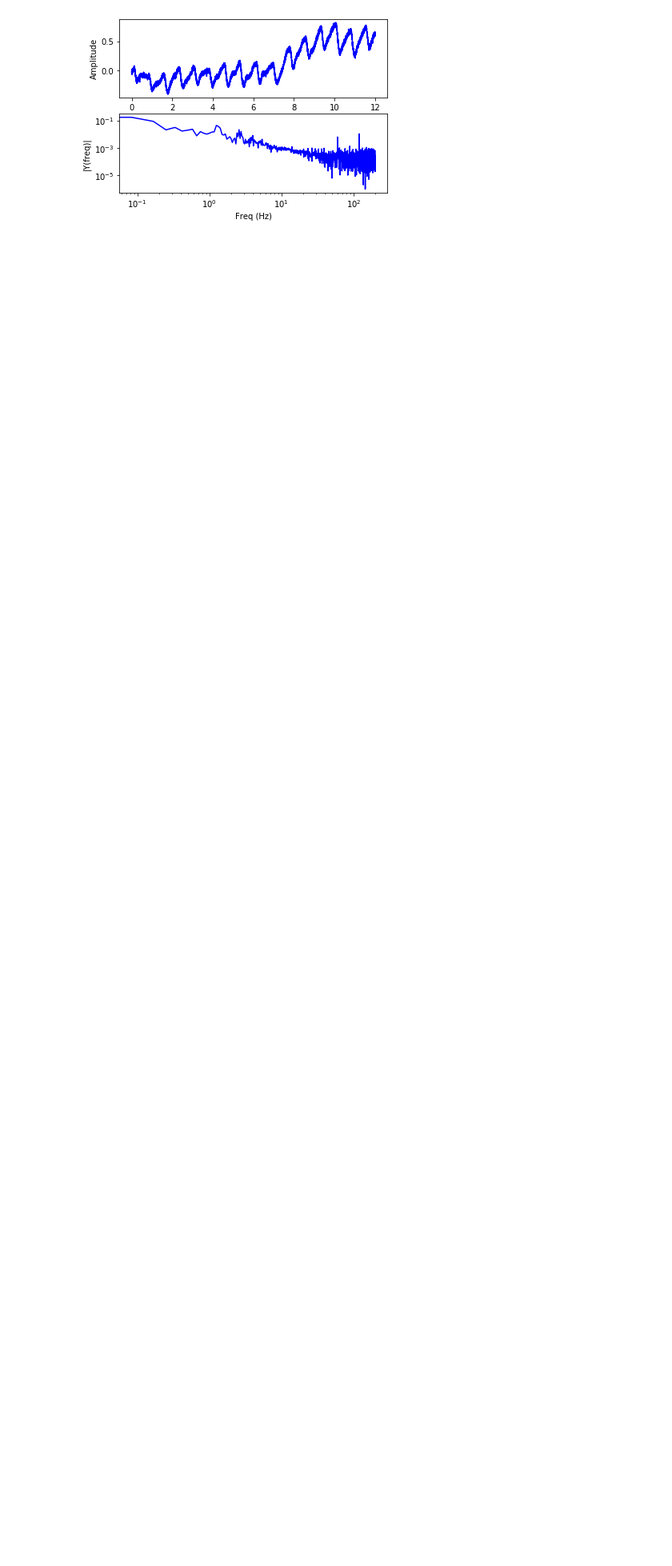
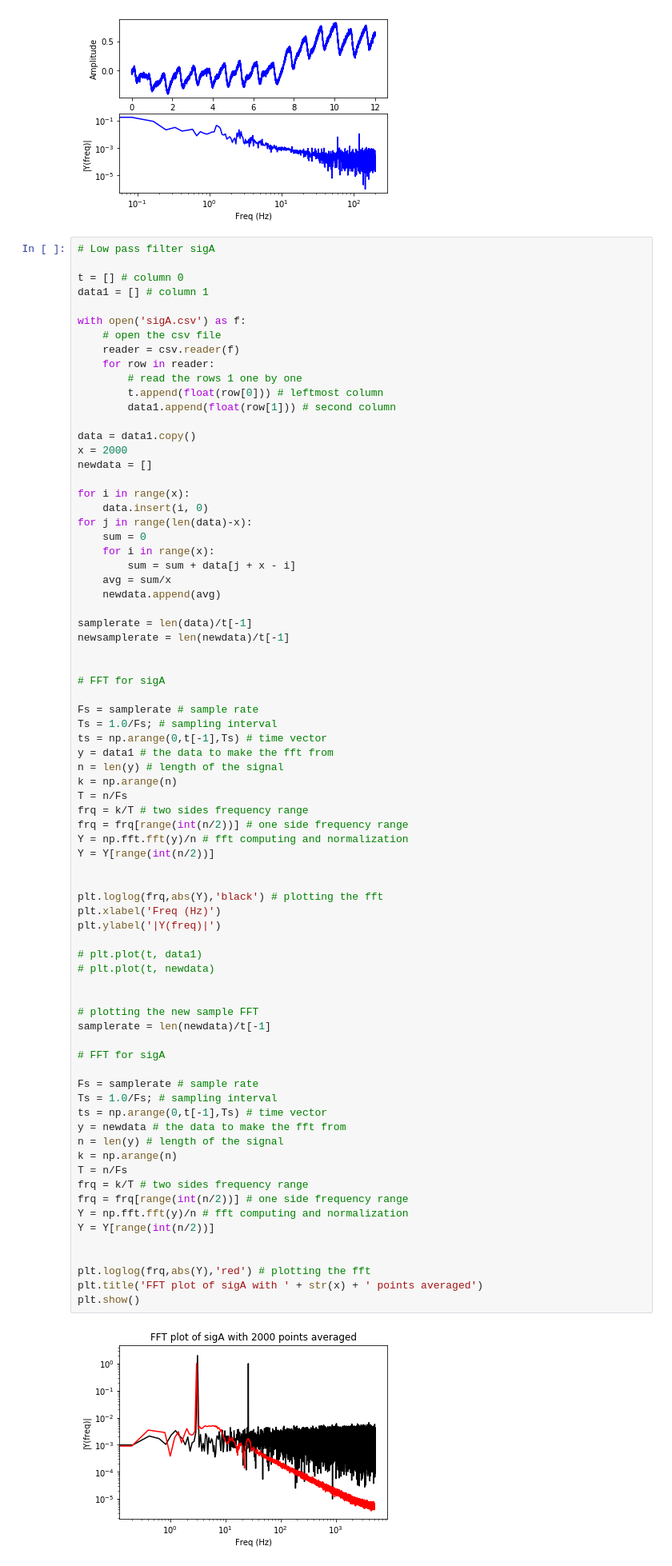
Before and after one commit to apelberg/ME433, a Jupyter notebook: HW 2/HW 2.ipynb, the cells around one changed output. Shown at 80% size. Drawn from its saved outputs; the diff is of its cells as text; blank space fills up the shorter version.

```diff
--- a/HW 2/HW 2.ipynb
+++ b/HW 2/HW 2.ipynb
@@ -246,4 +248,81 @@ plt.show()
 400.0833506980621
 [figure]
 [figure]
+# %%
+# Low pass filter sigA
+
+t = [] # column 0
+data1 = [] # column 1
+
+with open('sigA.csv') as f:
+    # open the csv file
+    reader = csv.reader(f)
+    for row in reader:
+        # read the rows 1 one by one
+        t.append(float(row[0])) # leftmost column
+        data1.append(float(row[1])) # second column
+
+data = data1.copy()
+x = 2000
+newdata = []
+
+for i in range(x):
+    data.insert(i, 0)
+for j in range(len(data)-x):
+    sum = 0
+    for i in range(x):
+        sum = sum + data[j + x - i]
+    avg = sum/x
+    newdata.append(avg)
+
+samplerate = len(data)/t[-1]
+newsamplerate = len(newdata)/t[-1]
+
+
+# FFT for sigA
+
+Fs = samplerate # sample rate
+Ts = 1.0/Fs; # sampling interval
+ts = np.arange(0,t[-1],Ts) # time vector
+y = data1 # the data to make the fft from
+n = len(y) # length of the signal
+k = np.arange(n)
+T = n/Fs
+frq = k/T # two sides frequency range
+frq = frq[range(int(n/2))] # one side frequency range
+Y = np.fft.fft(y)/n # fft computing and normalization
+Y = Y[range(int(n/2))]
+
+
+plt.loglog(frq,abs(Y),'black') # plotting the fft
+plt.xlabel('Freq (Hz)')
+plt.ylabel('|Y(freq)|')
+
+# plt.plot(t, data1)
+# plt.plot(t, newdata)
+
+
+# plotting the new sample FFT
+samplerate = len(newdata)/t[-1]
+
+# FFT for sigA
+
+Fs = samplerate # sample rate
+Ts = 1.0/Fs; # sampling interval
+ts = np.arange(0,t[-1],Ts) # time vector
+y = newdata # the data to make the fft from
+n = len(y) # length of the signal
+k = np.arange(n)
+T = n/Fs
+frq = k/T # two sides frequency range
+frq = frq[range(int(n/2))] # one side frequency range
+Y = np.fft.fft(y)/n # fft computing and normalization
+Y = Y[range(int(n/2))]
+
+
+plt.loglog(frq,abs(Y),'red') # plotting the fft
+plt.title('FFT plot of sigA with ' + str(x) + ' points averaged')
+plt.show()
+# %% [output]
+[figure, added]
 # %%
```
Also changed, not shown: parts of 12 cells of this notebook, 3 other files.
